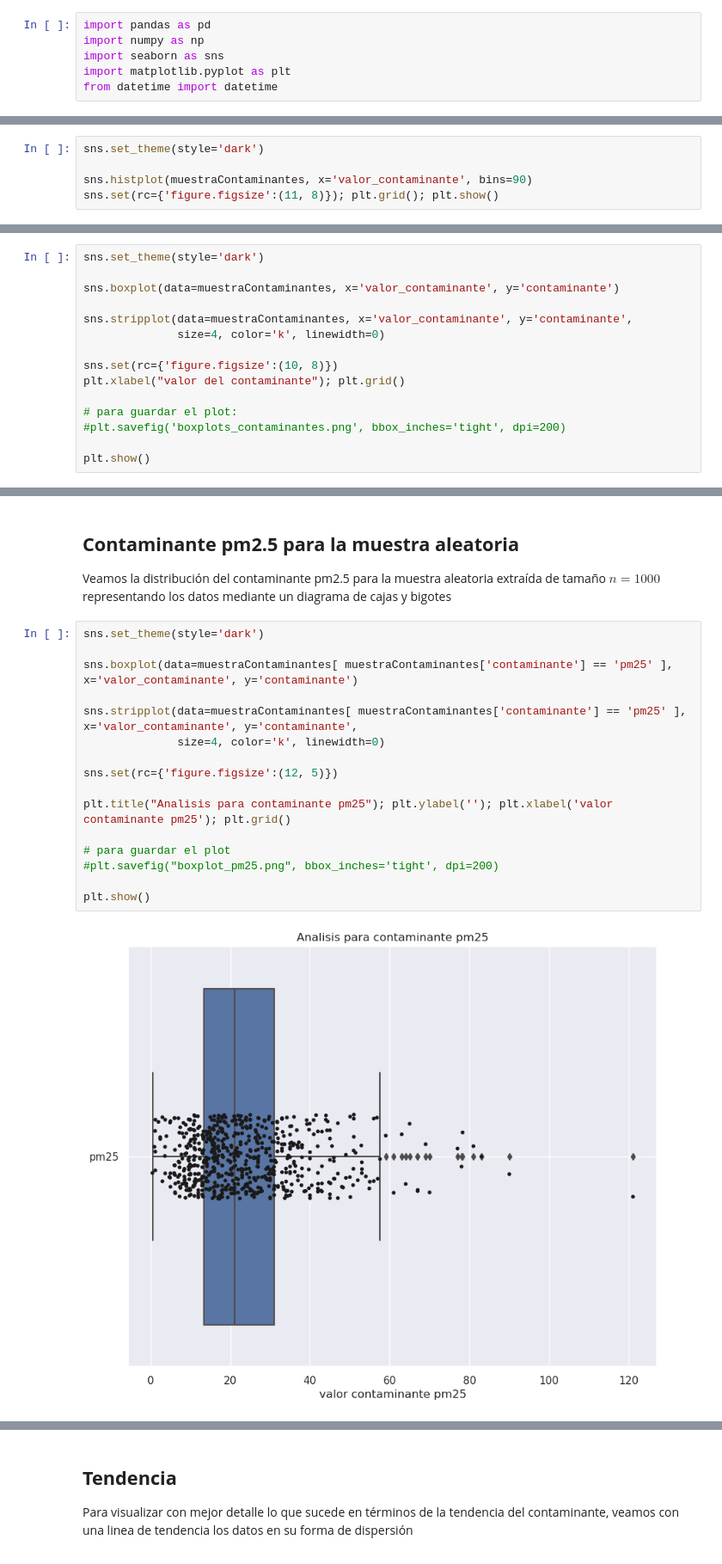
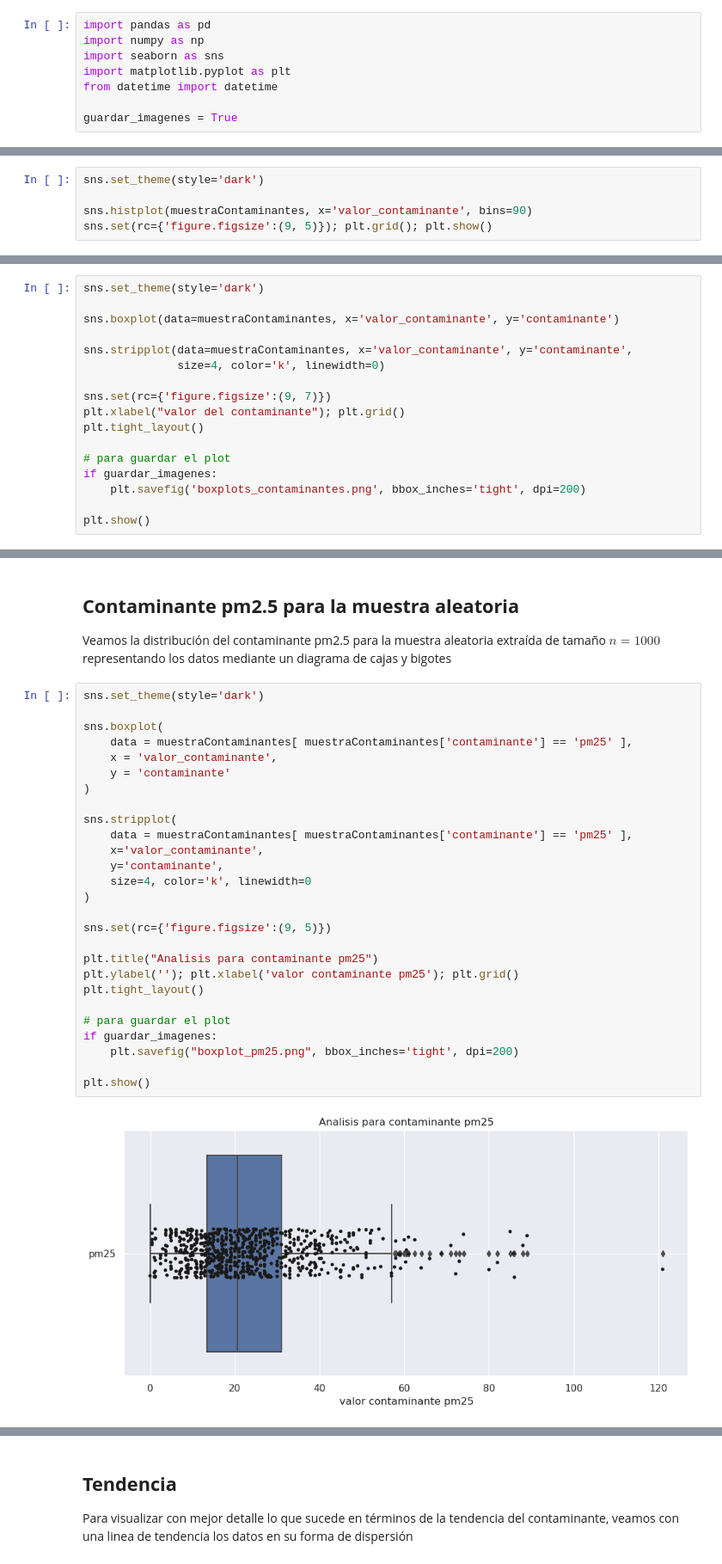
Before and after one commit to LeoUribC/CITRA_DataScience, a Jupyter notebook: Contaminantes/analisis_contaminantes.ipynb, the cells around one changed output, grey strips where cells are left out. Shown at 86% size. Saved outputs shown, nothing was run; the diff lists cells and outputs as text.

```diff
--- a/Contaminantes/analisis_contaminantes.ipynb
+++ b/Contaminantes/analisis_contaminantes.ipynb
@@ -8,6 +8,8 @@ import numpy as np
 import seaborn as sns
 import matplotlib.pyplot as plt
 from datetime import datetime
+
+guardar_imagenes = True
 # %%
 datosContaminantes = pd.read_csv("CSV_Datos_OK.csv", parse_dates={"Fecha":["Año", "Mes", "Día"]})
 datosContaminantes = datosContaminantes.drop(["Minuto", "Segundo"], axis=1)
@@ -156,5 +158,5 @@ muestraContaminantes
 sns.set_theme(style='dark')
 
 sns.histplot(muestraContaminantes, x='valor_contaminante', bins=90)
-sns.set(rc={'figure.figsize':(11, 8)}); plt.grid(); plt.show()
+sns.set(rc={'figure.figsize':(9, 5)}); plt.grid(); plt.show()
 # %% [output]
@@ -167,11 +169,13 @@ sns.boxplot(data=muestraContaminantes, x='valor_contaminante', y='contaminante')
 sns.stripplot(data=muestraContaminantes, x='valor_contaminante', y='contaminante',
               size=4, color='k', linewidth=0)
 
-sns.set(rc={'figure.figsize':(10, 8)})
+sns.set(rc={'figure.figsize':(9, 7)})
 plt.xlabel("valor del contaminante"); plt.grid()
+plt.tight_layout()
 
-# para guardar el plot:
-#plt.savefig('boxplots_contaminantes.png', bbox_inches='tight', dpi=200)
+# para guardar el plot
+if guardar_imagenes:
+    plt.savefig('boxplots_contaminantes.png', bbox_inches='tight', dpi=200)
 
 plt.show()
 # %% [output]
@@ -183,21 +187,32 @@ Veamos la distribución del contaminante pm2.5 para la muestra aleatoria extraí
 # %%
 sns.set_theme(style='dark')
 
-sns.boxplot(data=muestraContaminantes[ muestraContaminantes['contaminante'] == 'pm25' ], x='valor_contaminante', y='contaminante')
+sns.boxplot(
+    data = muestraContaminantes[ muestraContaminantes['contaminante'] == 'pm25' ],
+    x = 'valor_contaminante',
+    y = 'contaminante'
+)
 
-sns.stripplot(data=muestraContaminantes[ muestraContaminantes['contaminante'] == 'pm25' ], x='valor_contaminante', y='contaminante',
-              size=4, color='k', linewidth=0)
+sns.stripplot(
+    data = muestraContaminantes[ muestraContaminantes['contaminante'] == 'pm25' ],
+    x='valor_contaminante',
+    y='contaminante',
+    size=4, color='k', linewidth=0
+)
 
-sns.set(rc={'figure.figsize':(12, 5)})
+sns.set(rc={'figure.figsize':(9, 5)})
 
-plt.title("Analisis para contaminante pm25"); plt.ylabel(''); plt.xlabel('valor contaminante pm25'); plt.grid()
+plt.title("Analisis para contaminante pm25")
+plt.ylabel(''); plt.xlabel('valor contaminante pm25'); plt.grid()
+plt.tight_layout()
 
 # para guardar el plot
-#plt.savefig("boxplot_pm25.png", bbox_inches='tight', dpi=200)
+if guardar_imagenes:
+    plt.savefig("boxplot_pm25.png", bbox_inches='tight', dpi=200)
 
 plt.show()
 # %% [output]
-[figure, old version]
+[figure, new version]
 # %%
 dia = 'Friday'
 
```
Also changed, not shown: parts of 19 cells of this notebook, 12 other files.
